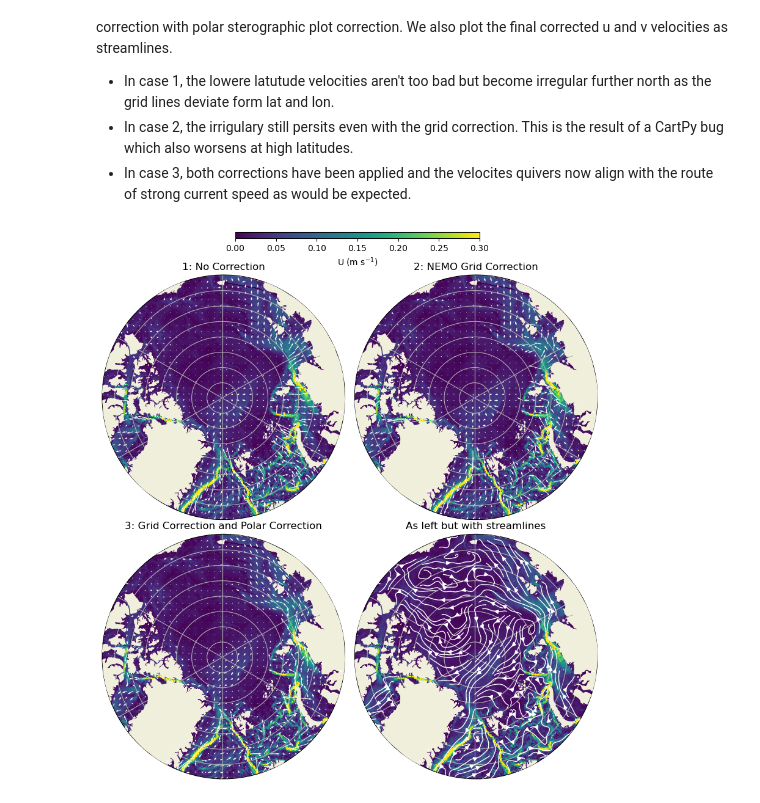
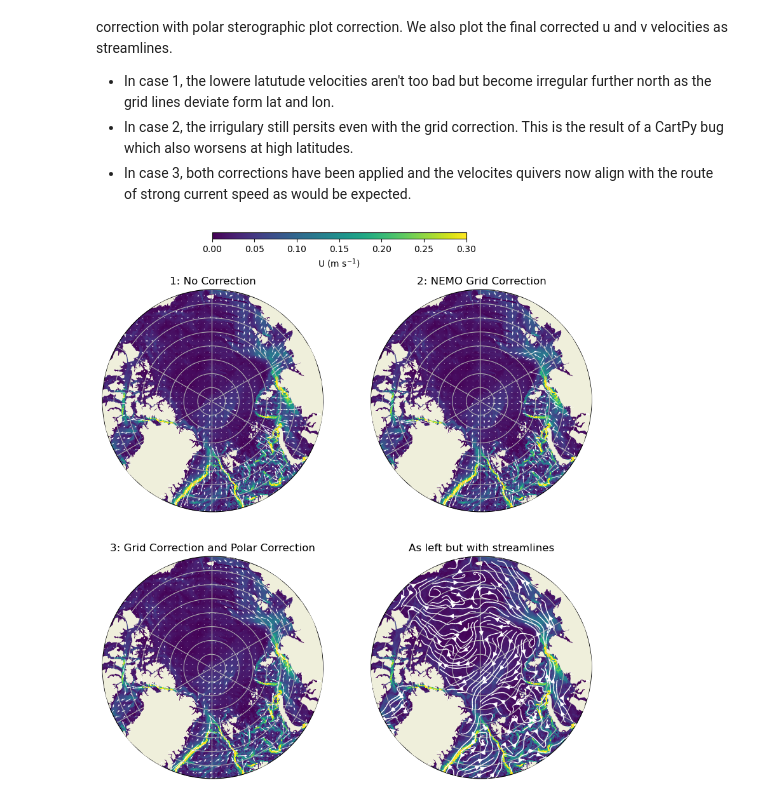
Before and after one commit to British-Oceanographic-Data-Centre/COAsT, a Jupyter notebook: example_scripts/notebook_tutorials/runnable_notebooks/general/quiver_tutorial.ipynb, the cells around one changed output. Cells and saved outputs as stored; diff of their text form; code cells hidden in the pictures.

```diff
--- a/example_scripts/notebook_tutorials/runnable_notebooks/general/quiver_tutorial.ipynb
+++ b/example_scripts/notebook_tutorials/runnable_notebooks/general/quiver_tutorial.ipynb
@@ -49,12 +50,10 @@ nemo_data_v = coast.Gridded(fn_data=fn_nemo_dat_v,
 # %% [markdown]
 Select surface u and v as an example:
 # %%
-#print(nemo_data_t)
-# Coarsen the data to make it run faster
-nemo_data_uc = nemo_data_u.coarsen(y_dim=4, x_dim=5).mean()
-nemo_data_vc = nemo_data_v.coarsen(y_dim=4, x_dim=5).mean()
-nemo_data_tc = nemo_data_t.coarsen(y_dim=4, x_dim=5).mean()
-print('done1')
+# Coarsen the data to make it run faster, also we don't need to plot the full resolution for such a wide area.
+nemo_data_uc = nemo_data_u.coarsen(y_dim=10, x_dim=10).mean()
+nemo_data_vc = nemo_data_v.coarsen(y_dim=10, x_dim=10).mean()
+nemo_data_tc = nemo_data_t.coarsen(y_dim=10, x_dim=10).mean()
 
 # Select specific data variables.
 data_u = nemo_data_uc[["u_velocity"]]
@@ -63,16 +62,12 @@ data_v = nemo_data_vc[["v_velocity"]]
 # Select one time step and surface currents
 data_u = data_u.isel(t_dim=0, z_dim=0)
 data_v = data_v.isel(t_dim=0, z_dim=0)
-print('done2')
 
 # Calculate speed
 speed = ((data_u.to_array().values[0, :, :] ** 2 + data_v.to_array().values[0, :, :] ** 2) ** 0.5)
-print('done3')
 
-print(nemo_data_tc.longitude.shape)
-# Calculate adjustment
+# Calculate adjustment for the curvilinear grid
 u_new, v_new = coast._utils.plot_util.velocity_grid_to_geo(
         nemo_data_tc.longitude.values, nemo_data_tc.latitude.values,
         data_u.to_array().values[0, :, :], data_v.to_array().values[0, :, :], polar_stereo=False)
-print('done4')
 # %% [output]
@@ -138,45 +133,46 @@ fig_title = "Velocity Plot"  # Whole figure title
 fig, ax = plt.subplots(n_r, n_c, subplot_kw={"projection": mrc}, sharey=True, sharex=True, figsize=figsize)
 cax = fig.add_axes([0.3, 0.96, 0.4, 0.01])
 
-if n_r * n_c > 1:
-    ax = ax.flatten()
-    for rr in range(n_r * n_c):
-        ax[rr].add_feature(cfeature.LAND, zorder=100)
-        ax[rr].gridlines()
-        ax[rr].set_extent([-180, 180, 70, 90], crs=data_crs)
-        set_circle(ax[rr])
+
+ax = ax.flatten()
+for rr in range(n_r * n_c):
+    ax[rr].add_feature(cfeature.LAND, zorder=100)
+    ax[rr].gridlines()
+    ax[rr].set_extent([-180, 180, 70, 90], crs=data_crs)
+    set_circle(ax[rr])
 
 
 cs = ax[0].pcolormesh(nemo_data_tc.longitude.values, nemo_data_tc.latitude.values, speed, transform=data_crs, vmin=0, vmax=0.3)
 ax[0].quiver(nemo_data_tc.longitude.values, nemo_data_tc.latitude.values,
     data_u.to_array().values[0, :, :], data_v.to_array().values[0, :, :],
     color='w', transform=data_crs, angles='xy', regrid_shape=40)
 
 ax[1].pcolormesh(nemo_data_tc.longitude.values, nemo_data_tc.latitude.values, speed, transform=data_crs, vmin=0, vmax=0.3)
 ax[1].quiver(nemo_data_tc.longitude.values, nemo_data_tc.latitude.values,
     u_new, v_new,
     color='w', transform=data_crs, angles='xy', regrid_shape=40)
 
 ax[2].pcolormesh(nemo_data_tc.longitude.values, nemo_data_tc.latitude.values, speed, transform=data_crs, vmin=0, vmax=0.3)
 ax[2].quiver(nemo_data_tc.longitude.values, nemo_data_tc.latitude.values,
     u_pol, v_pol,
     color='w', transform=data_crs, angles='xy', regrid_shape=40)
 
 ax[3].pcolormesh(nemo_data_tc.longitude.values, nemo_data_tc.latitude.values, speed, transform=data_crs, vmin=0, vmax=0.3)
 ax[3].streamplot(nemo_data_tc.longitude.values, nemo_data_tc.latitude.values,
     u_pol, v_pol, transform=data_crs, linewidth=1, density=2, color='w', zorder=101)
 
 ax[0].set_title('1: No Correction')
 ax[1].set_title('2: NEMO Grid Correction')
 ax[2].set_title('3: Grid Correction and Polar Correction')
 ax[3].set_title('As left but with streamlines')
 
 fig.colorbar(cs, cax=cax, orientation='horizontal')
 cax.set_xlabel('U (m s$^{-1}$)')
 
-fig.tight_layout(w_pad=subplot_padding, h_pad=subplot_padding)
-fig.subplots_adjust(left=(fig_pad[0]), bottom=(fig_pad[1]), right=(1 - fig_pad[2]), top=(1 - fig_pad[3]))
+#fig.tight_layout(w_pad=subplot_padding, h_pad=subplot_padding)
+#fig.subplots_adjust(left=(fig_pad[0]), bottom=(fig_pad[1]), right=(1 - fig_pad[2]), top=(1 - fig_pad[3]))
 
 plt.show()
+fig.savefig(fn_out)
 # %% [output]
-[figure, old version]
+[figure, new version]
```
Also changed, not shown: parts of 4 cells of this notebook, 1 other file.
